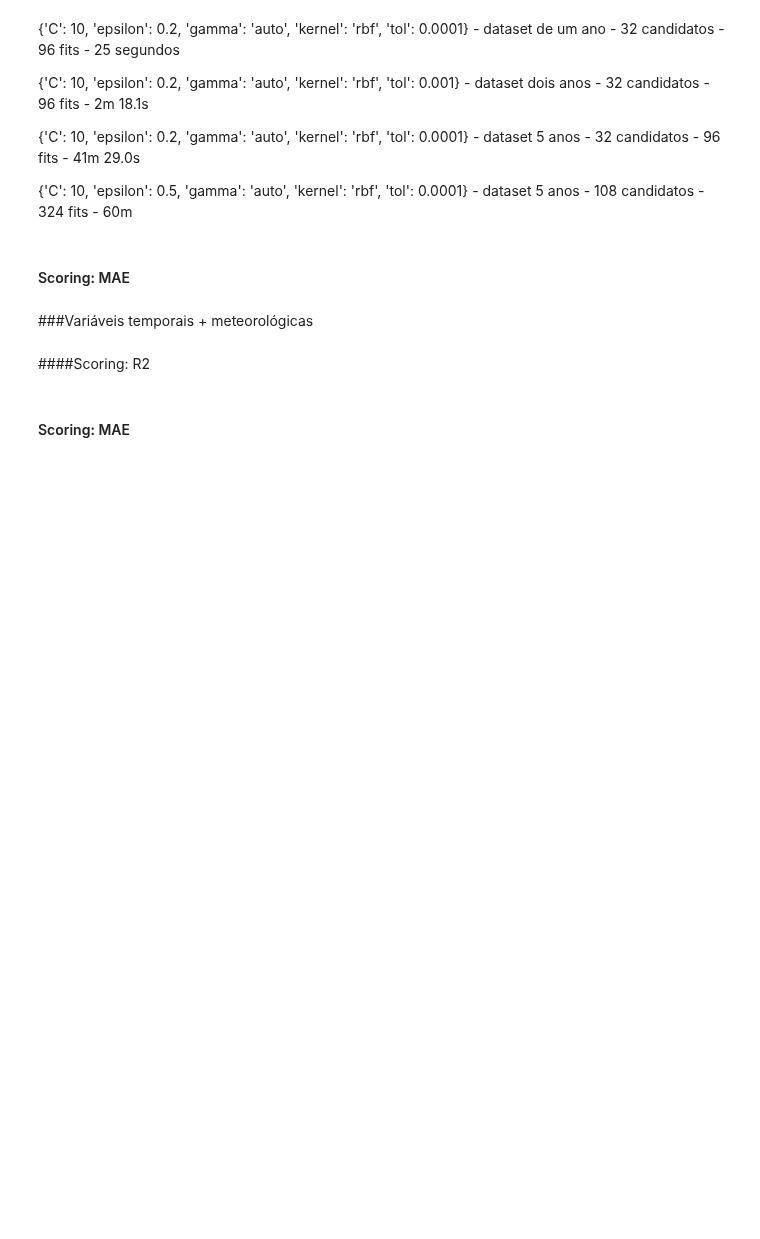
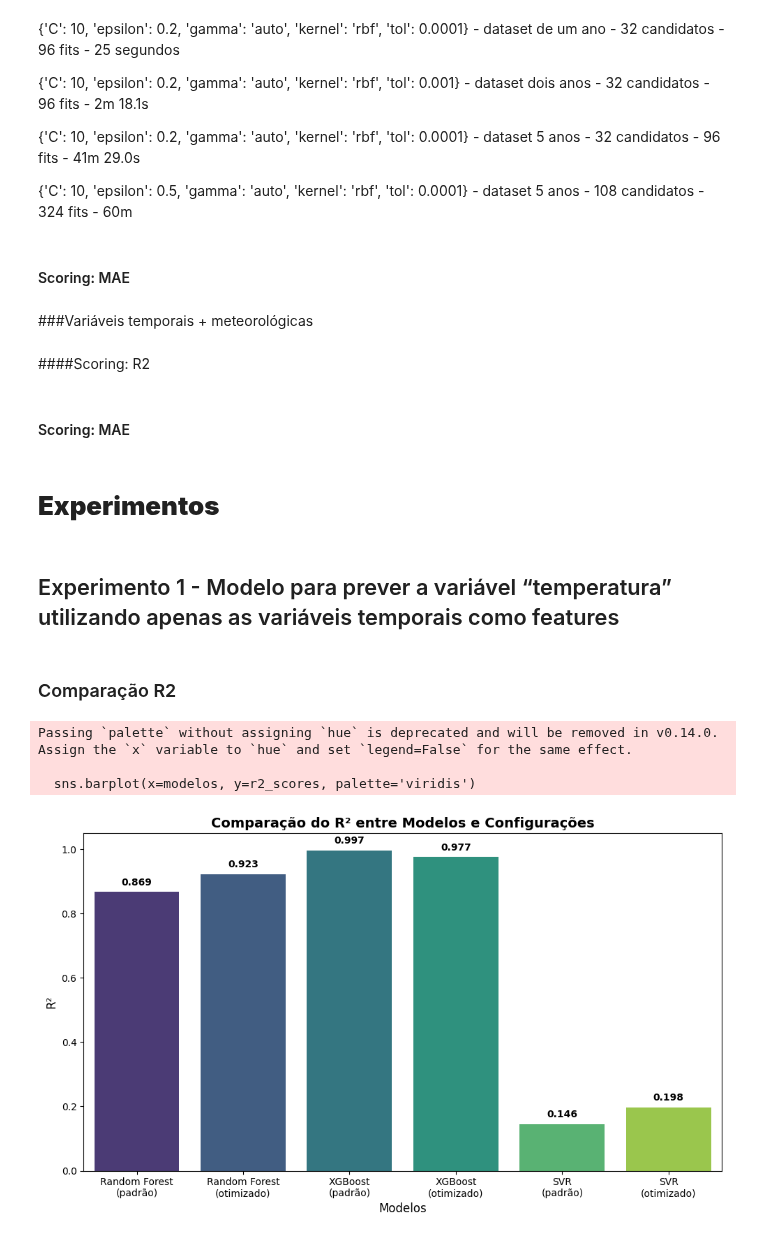
Before and after one commit to tracyxoxo/TCC-IA, a Jupyter notebook: TCC.ipynb, the cells around one changed output. Saved outputs shown, nothing was run; the diff lists cells and outputs as text; code cells hidden in the pictures; blank space fills up the shorter version.

Commit message:
added graphics for Experiment 1

```diff
--- a/TCC.ipynb
+++ b/TCC.ipynb
@@ -1500,3 +1500,51 @@ gs_svr_mae.fit(x_train, y_train)
 gs_svr_mae.best_estimator_
 # %%
 gs_svr_mae.best_params_
+# %% [markdown]
+# **Experimentos**
+# %% [markdown]
+## Experimento 1 - Modelo para prever a variável “temperatura” utilizando apenas as variáveis temporais como features
+# %% [markdown]
+### Comparação R2
+# %%
+import matplotlib.pyplot as plt
+import seaborn as sns
+
+modelos = [
+    'Random Forest\n(padrão)',
+    'Random Forest\n(otimizado)',
+    'XGBoost\n(padrão)',
+    'XGBoost\n(otimizado)',
+    'SVR\n(padrão)',
+    'SVR\n(otimizado)'
+]
+
+r2_scores = [
+    0.8687601307053557,  # Random Forest padrão
+    0.9232035939984448,  # Random Forest otimizado
+    0.9972770927100549,  # XGBoost padrão
+    0.9765032188996199,  # XGBoost otimizado
+    0.1455761345095169,  # SVR padrão
+    0.197789225252054   # SVR otimizado
+]
+
+
+plt.figure(figsize=(10, 6))
+sns.barplot(x=modelos, y=r2_scores, palette='viridis')
+
+
+plt.title('Comparação do R² entre Modelos e Configurações', fontsize=14, weight='bold')
+plt.ylabel('R²', fontsize=12)
+plt.xlabel('Modelos', fontsize=12)
+plt.ylim(0, 1.05)
+
+for i, v in enumerate(r2_scores):
+    plt.text(i, v + 0.02, f"{v:.3f}", ha='center', fontweight='bold')
+
+plt.tight_layout()
+plt.show()
+# %% [output]
+Passing `palette` without assigning `hue` is deprecated and will be removed in v0.14.0. Assign the `x` variable to `hue` and set `legend=False` for the same effect.
+
+  sns.barplot(x=modelos, y=r2_scores, palette='viridis')
+[figure, added]
```
Also changed, not shown: parts of 7 cells of this notebook.
